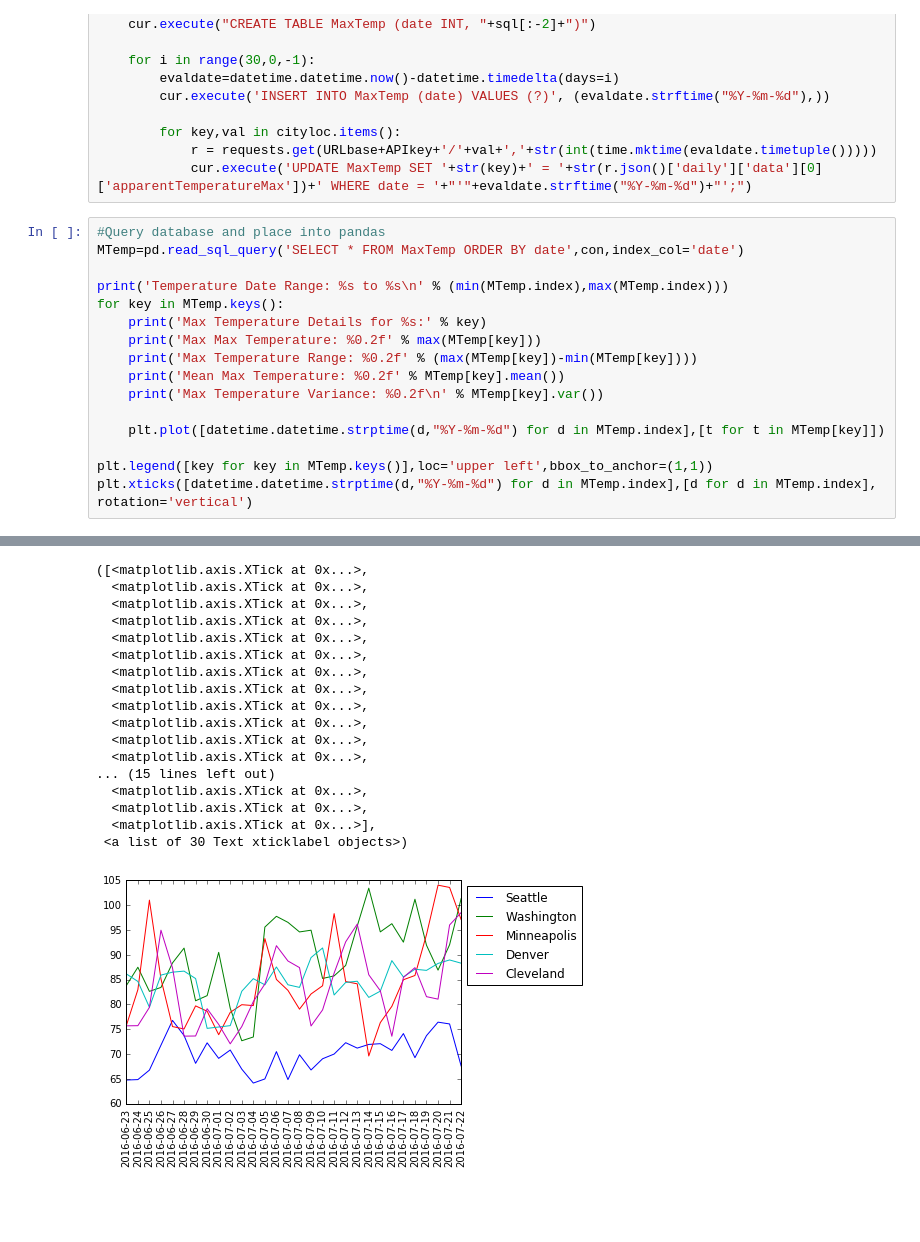
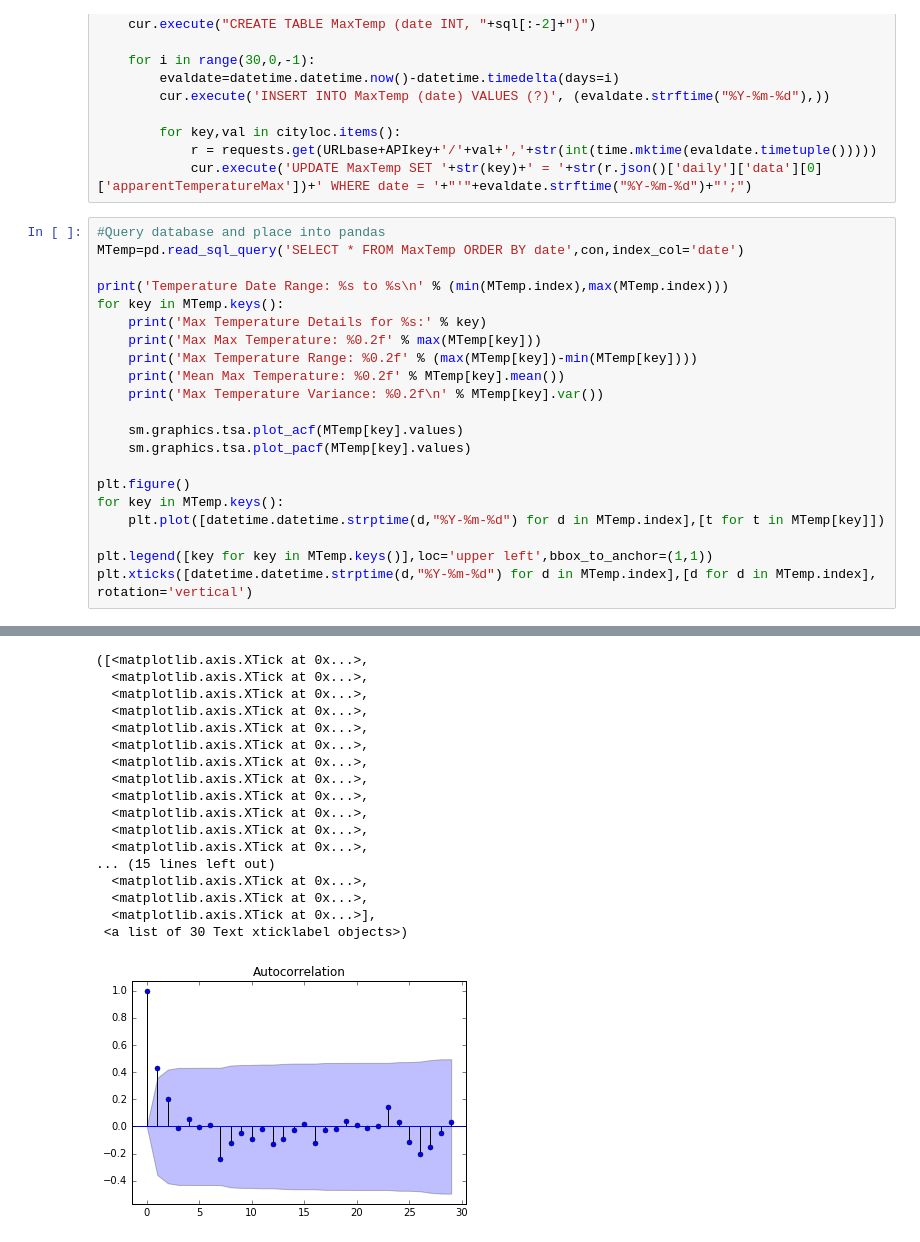
Before and after one commit to silkaitis/MaxTemp, a Jupyter notebook: MaxTemp.ipynb, the cells around one changed output, grey strips where cells are left out. Saved outputs shown, nothing was run; the diff lists cells and outputs as text; blank space fills up the shorter version.

```diff
--- a/MaxTemp.ipynb
+++ b/MaxTemp.ipynb
@@ -51,6 +52,11 @@ for key in MTemp.keys():
     print('Mean Max Temperature: %0.2f' % MTemp[key].mean())
     print('Max Temperature Variance: %0.2f\n' % MTemp[key].var())
 
+    sm.graphics.tsa.plot_acf(MTemp[key].values)
+    sm.graphics.tsa.plot_pacf(MTemp[key].values)
+
+plt.figure()
+for key in MTemp.keys():
     plt.plot([datetime.datetime.strptime(d,"%Y-%m-%d") for d in MTemp.index],[t for t in MTemp[key]])
 
 plt.legend([key for key in MTemp.keys()],loc='upper left',bbox_to_anchor=(1,1))
@@ -63,31 +69,31 @@ Max Max Temperature: 76.76
 Max Temperature Range: 12.63
 Mean Max Temperature: 70.03
 Max Temperature Variance: 12.93
 
 Max Temperature Details for Washington:
 Max Max Temperature: 103.42
 Max Temperature Range: 30.76
 Mean Max Temperature: 89.65
 ... (15 lines left out)
 Max Max Temperature: 98.50
 Max Temperature Range: 26.46
 Mean Max Temperature: 83.24
 Max Temperature Variance: 59.33
 ([<matplotlib.axis.XTick at 0x...>,
   <matplotlib.axis.XTick at 0x...>,
   <matplotlib.axis.XTick at 0x...>,
   <matplotlib.axis.XTick at 0x...>,
   <matplotlib.axis.XTick at 0x...>,
   <matplotlib.axis.XTick at 0x...>,
   <matplotlib.axis.XTick at 0x...>,
   <matplotlib.axis.XTick at 0x...>,
   <matplotlib.axis.XTick at 0x...>,
   <matplotlib.axis.XTick at 0x...>,
   <matplotlib.axis.XTick at 0x...>,
   <matplotlib.axis.XTick at 0x...>,
 ... (15 lines left out)
   <matplotlib.axis.XTick at 0x...>,
   <matplotlib.axis.XTick at 0x...>,
   <matplotlib.axis.XTick at 0x...>],
  <a list of 30 Text xticklabel objects>)
-[figure, old version]
+[figure, new version]
```
Also changed, not shown: parts of 4 cells of this notebook, 1 other file.
